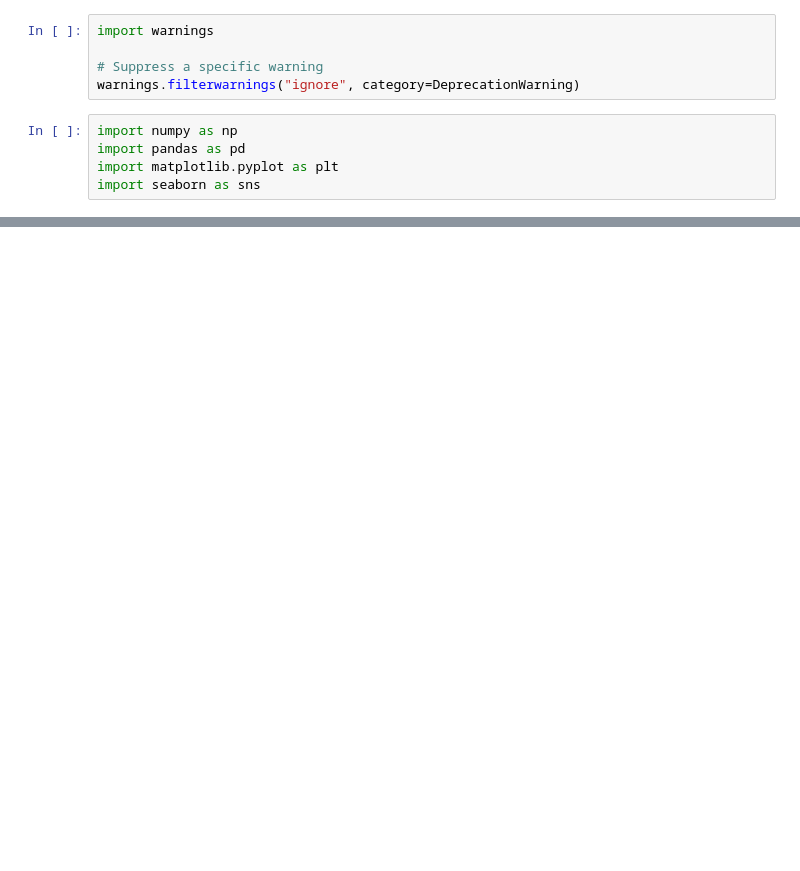
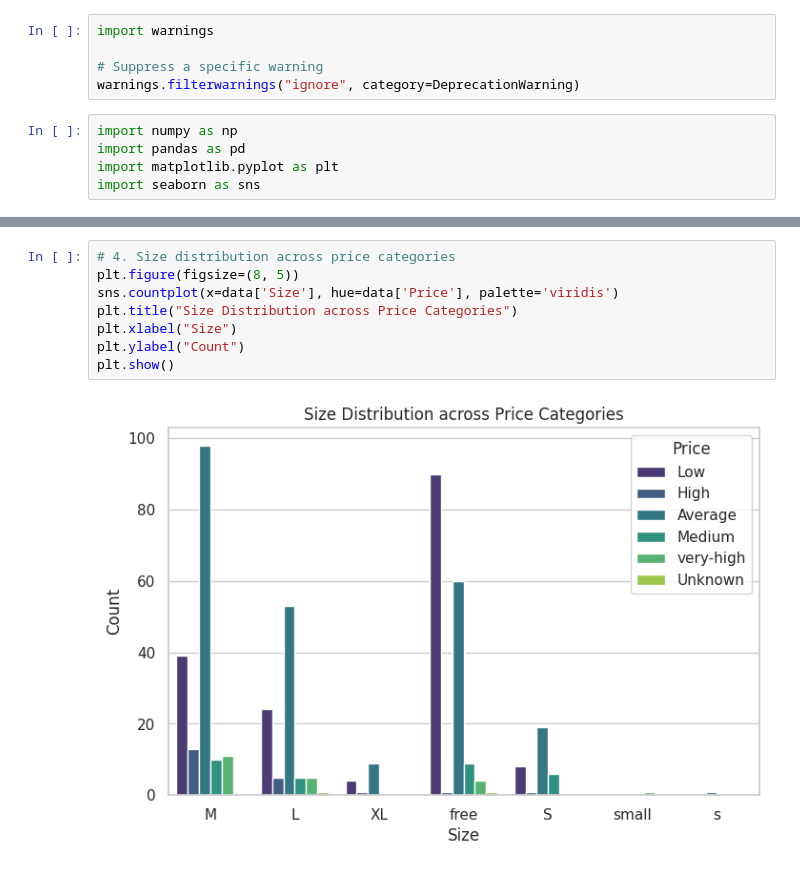
Before and after one commit to InsightByHarshit/TrendsettersAnalytics, a Jupyter notebook: Dress.ipynb, the cells around one changed output, grey strips where cells are left out. Drawn from its saved outputs; the diff is of its cells as text; blank space fills up the shorter version.

```diff
--- a/Dress.ipynb
+++ b/Dress.ipynb
@@ -502,0 +243,10 @@ Number of unique dress IDs: 479
+# %%
+# 4. Size distribution across price categories
+plt.figure(figsize=(8, 5))
+sns.countplot(x=data['Size'], hue=data['Price'], palette='viridis')
+plt.title("Size Distribution across Price Categories")
+plt.xlabel("Size")
+plt.ylabel("Count")
+plt.show()
+# %% [output]
+[figure, added]
```
Also changed, not shown: parts of 58 cells of this notebook.
